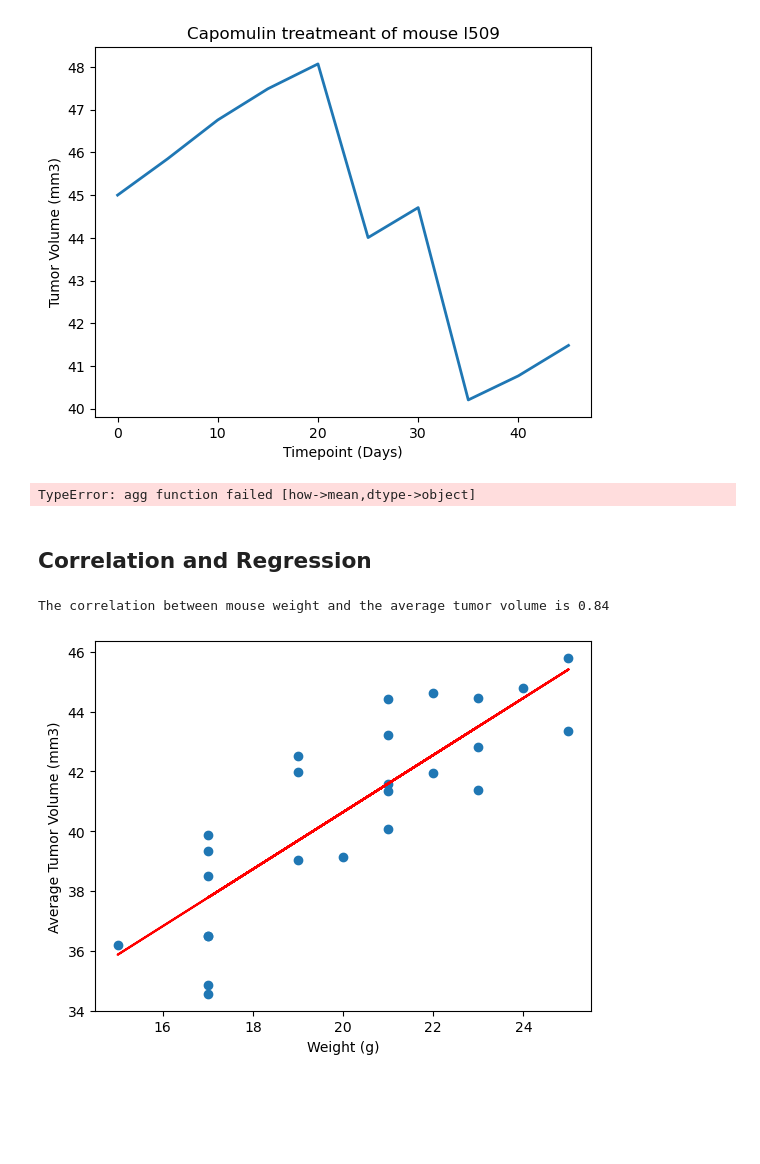
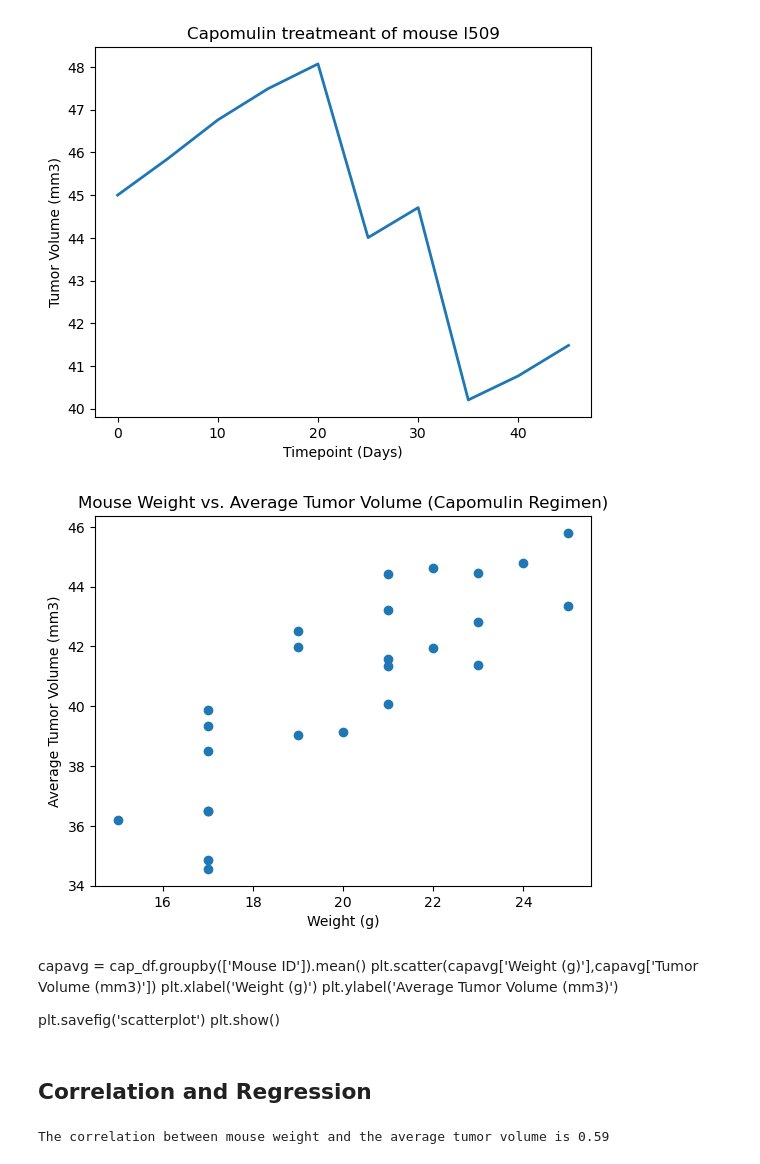
Before and after one commit to laberrickwilliams/Matplotlib-challenge, a Jupyter notebook: pymaceuticals_starter.ipynb, the cells around one changed output. Saved outputs shown, nothing was run; the diff lists cells and outputs as text; code cells hidden in the pictures; blank space fills up the shorter version.

```diff
--- a/pymaceuticals_starter.ipynb
+++ b/pymaceuticals_starter.ipynb
@@ -410,23 +404,37 @@ plt.show()
 [figure]
 # %%
 # Generate a scatter plot of mouse weight vs. the average observed tumor volume for the entire Capomulin regimen
-forline_df = Capomulin_df.loc[Capomulin_df["Mouse ID"] == "l509",:]
-forline_df.head()
+# Filter the data to only include the Capomulin treatment regimen
+capomulin_data = clean_df[clean_df['Drug Regimen'] == 'Capomulin']
 
-capavg = Capomulin_df.groupby(['Mouse ID']).mean()
-plt.scatter(capavg['Weight (g)'],capavg['Tumor Volume (mm3)'])
+# Calculate the average tumor volume for each mouse in the Capomulin group
+avg_tumor_volume = capomulin_data.groupby('Mouse ID')['Tumor Volume (mm3)'].mean()
+
+# Merge the average tumor volume data with the mouse metadata to get the weight for each mouse
+capomulin_data_with_weight = pd.merge(avg_tumor_volume, mouse_metadata, on='Mouse ID')
+
+# Create the scatter plot
+plt.scatter(capomulin_data_with_weight['Weight (g)'], capomulin_data_with_weight['Tumor Volume (mm3)'])
 plt.xlabel('Weight (g)')
 plt.ylabel('Average Tumor Volume (mm3)')
-
-plt.savefig('scatterplot')
+plt.title('Mouse Weight vs. Average Tumor Volume (Capomulin Regimen)')
 plt.show()
 # %% [output]
-TypeError: agg function failed [how->mean,dtype->object]
+[figure, added]
+# %% [markdown]
+capavg = cap_df.groupby(['Mouse ID']).mean()
+plt.scatter(capavg['Weight (g)'],capavg['Tumor Volume (mm3)'])
+plt.xlabel('Weight (g)')
+plt.ylabel('Average Tumor Volume (mm3)')
+
+plt.savefig('scatterplot')
+plt.show()
 # %% [markdown]
 ## Correlation and Regression
 # %%
 # Calculate the correlation coefficient and a linear regression model
 # for mouse weight and average observed tumor volume for the entire Capomulin regimen
+correlation = st.pearsonr(clean_df['Weight (g)'],clean_df['Tumor Volume (mm3)'])
+print(f"The correlation between mouse weight and the average tumor volume is {round(correlation[0],2)}")
 # %% [output]
-The correlation between mouse weight and the average tumor volume is 0.84
+The correlation between mouse weight and the average tumor volume is 0.59
-[figure, removed]
```
Also changed, not shown: parts of 3 cells of this notebook.
